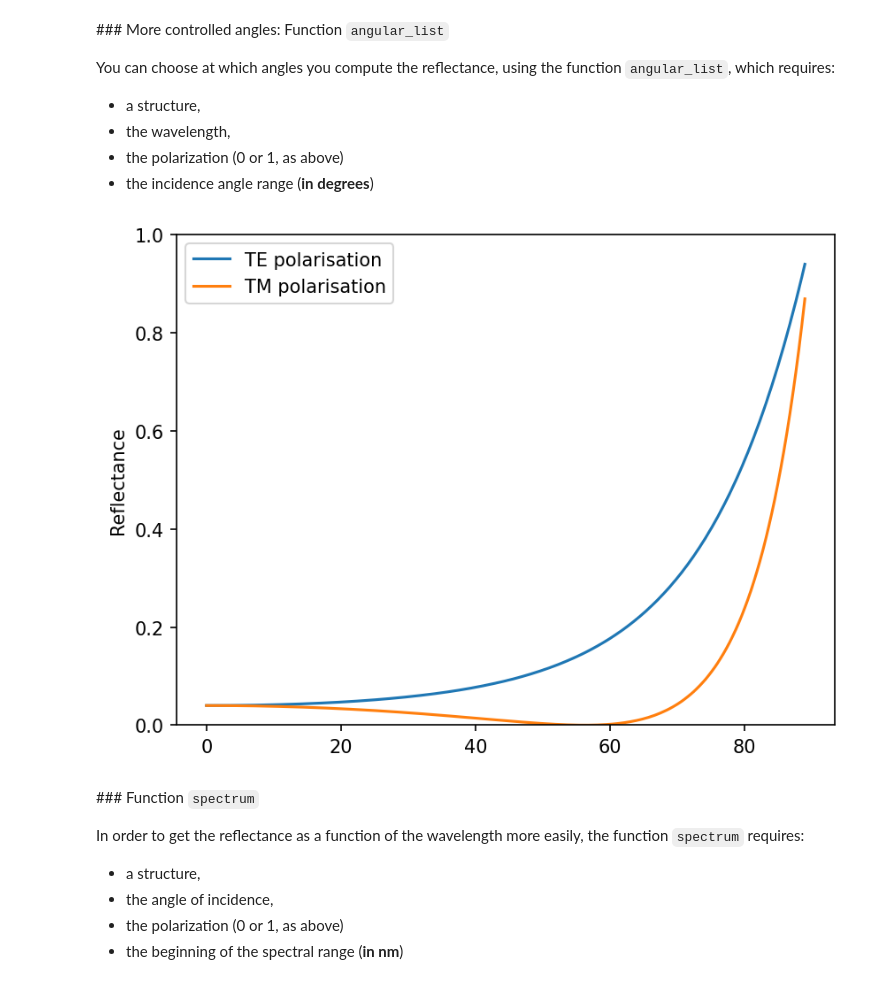
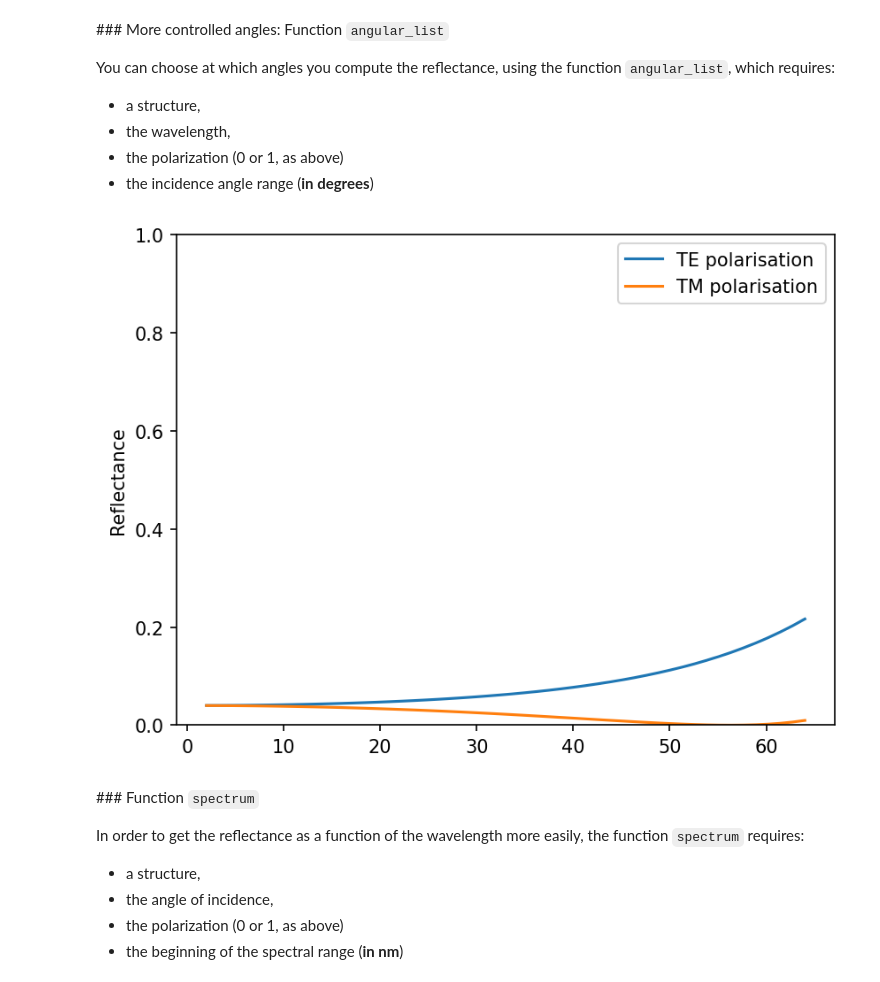
Before and after one commit to AnMoreau/PyMoosh, a Jupyter notebook: notebooks/Basic_tutorials/PyMoosh_Basics.ipynb, the cells around one changed output. Drawn from its saved outputs; the diff is of its cells as text; code cells hidden in the pictures.

```diff
--- a/notebooks/Basic_tutorials/PyMoosh_Basics.ipynb
+++ b/notebooks/Basic_tutorials/PyMoosh_Basics.ipynb
@@ -159,23 +159,23 @@ You can choose at which angles you compute the reflectance, using the function `
 # %%
 angles = np.linspace(2, 64, 50)
 # For TE polarization
-r2, t2, R2, T2 = angular(interface, wavelength, 0., angles)
+r2, t2, R2, T2 = angular_list(interface, wavelength, 0., angles)
 # For TM polarization, same incidence angles
-r2_p, t2_p, R2_p, T2_p = angular(interface, wavelength, 1., angles)
+r2_p, t2_p, R2_p, T2_p = angular_list(interface, wavelength, 1., angles)
 
 # Visualization of the result
 import matplotlib.pyplot as plt
 plt.rcParams['figure.dpi'] = 150
 
 plt.figure(1)
 plt.plot(angles, R2, label="TE polarisation")
 plt.plot(angles, R2_p, label="TM polarisation")
 plt.ylabel('Reflectance')
 plt.ylim(0,1)
 plt.legend()
 plt.show()
 # %% [output]
-[figure, old version]
+[figure, new version]
 # %% [markdown]
 ### Function `spectrum`
 
```
Also changed, not shown: parts of 2 cells of this notebook, 2 other files.
